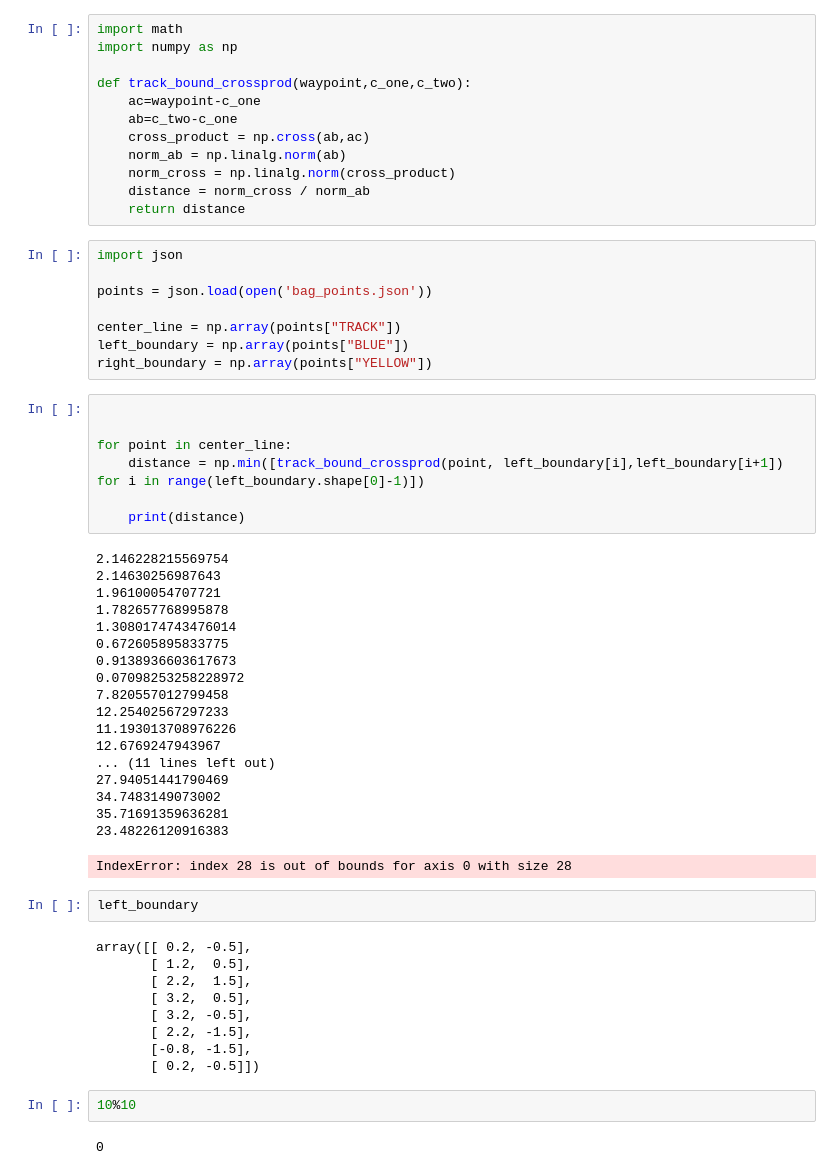
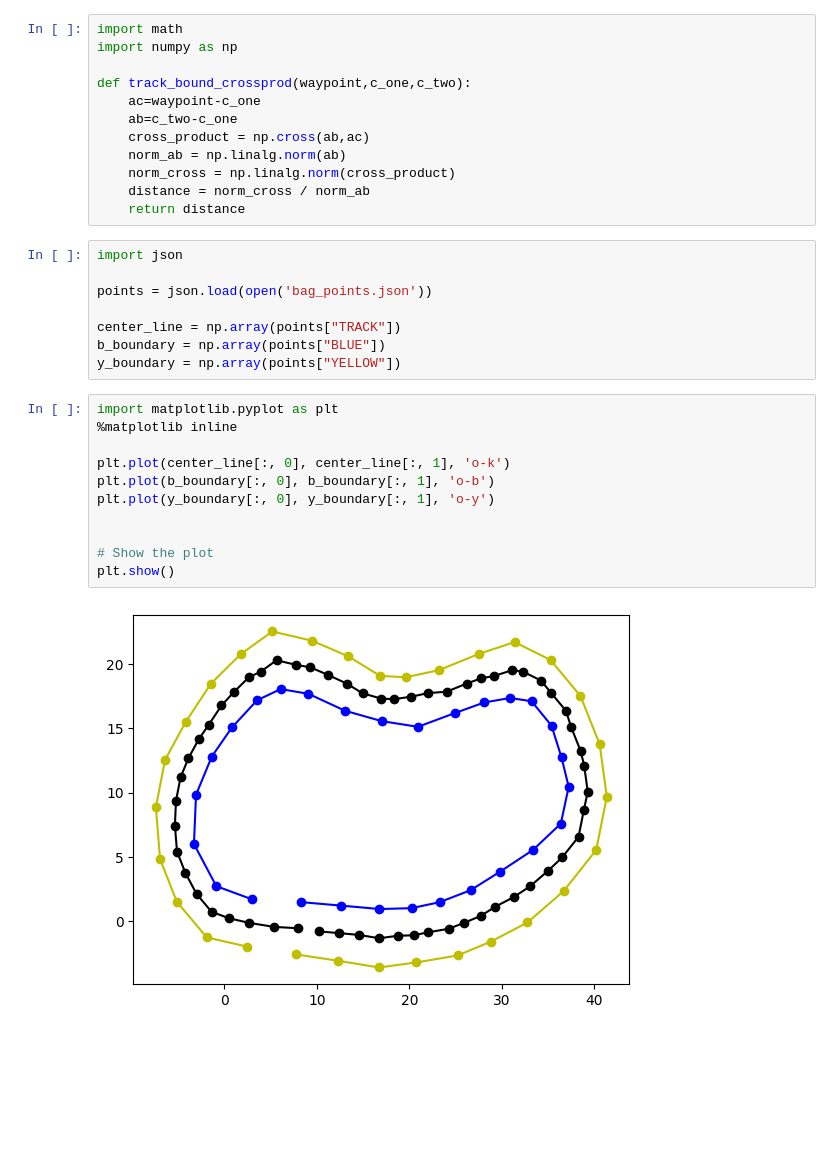
Before and after one commit to jacksalici/mmrGlobalPlanner, a Jupyter notebook: helper.ipynb, the cells around one changed output. Cells and saved outputs as stored; diff of their text form; blank space fills up the shorter version.

```diff
--- a/helper.ipynb
+++ b/helper.ipynb
@@ -16,46 +16,18 @@ import json
 points = json.load(open('bag_points.json'))
 
 center_line = np.array(points["TRACK"])
-left_boundary = np.array(points["BLUE"])
-right_boundary = np.array(points["YELLOW"])
+b_boundary = np.array(points["BLUE"])
+y_boundary = np.array(points["YELLOW"])
-# %%
-
-
-for point in center_line:
-    distance = np.min([track_bound_crossprod(point, left_boundary[i],left_boundary[i+1]) for i in range(left_boundary.shape[0]-1)])
-
-    print(distance)
-# %% [output]
-2.146228215569754
-2.14630256987643
-1.96100054707721
-1.782657768995878
-1.3080174743476014
-0.672605895833775
-0.9138936603617673
-0.07098253258228972
-7.820557012799458
-12.25402567297233
-11.193013708976226
-12.6769247943967
-... (11 lines left out)
-27.94051441790469
-34.7483149073002
-35.71691359636281
-23.48226120916383
-IndexError: index 28 is out of bounds for axis 0 with size 28
-# %%
-left_boundary
-# %% [output]
-array([[ 0.2, -0.5],
-       [ 1.2,  0.5],
-       [ 2.2,  1.5],
-       [ 3.2,  0.5],
-       [ 3.2, -0.5],
-       [ 2.2, -1.5],
-       [-0.8, -1.5],
-       [ 0.2, -0.5]])
-# %%
-10%10
-# %% [output]
-0
+# %%
+import matplotlib.pyplot as plt
+%matplotlib inline
+
+plt.plot(center_line[:, 0], center_line[:, 1], 'o-k')
+plt.plot(b_boundary[:, 0], b_boundary[:, 1], 'o-b')
+plt.plot(y_boundary[:, 0], y_boundary[:, 1], 'o-y')
+
+
+# Show the plot
+plt.show()
+# %% [output]
+[figure, added]
```
Also changed, not shown: parts of 1 cell of this notebook, 1 other file.
